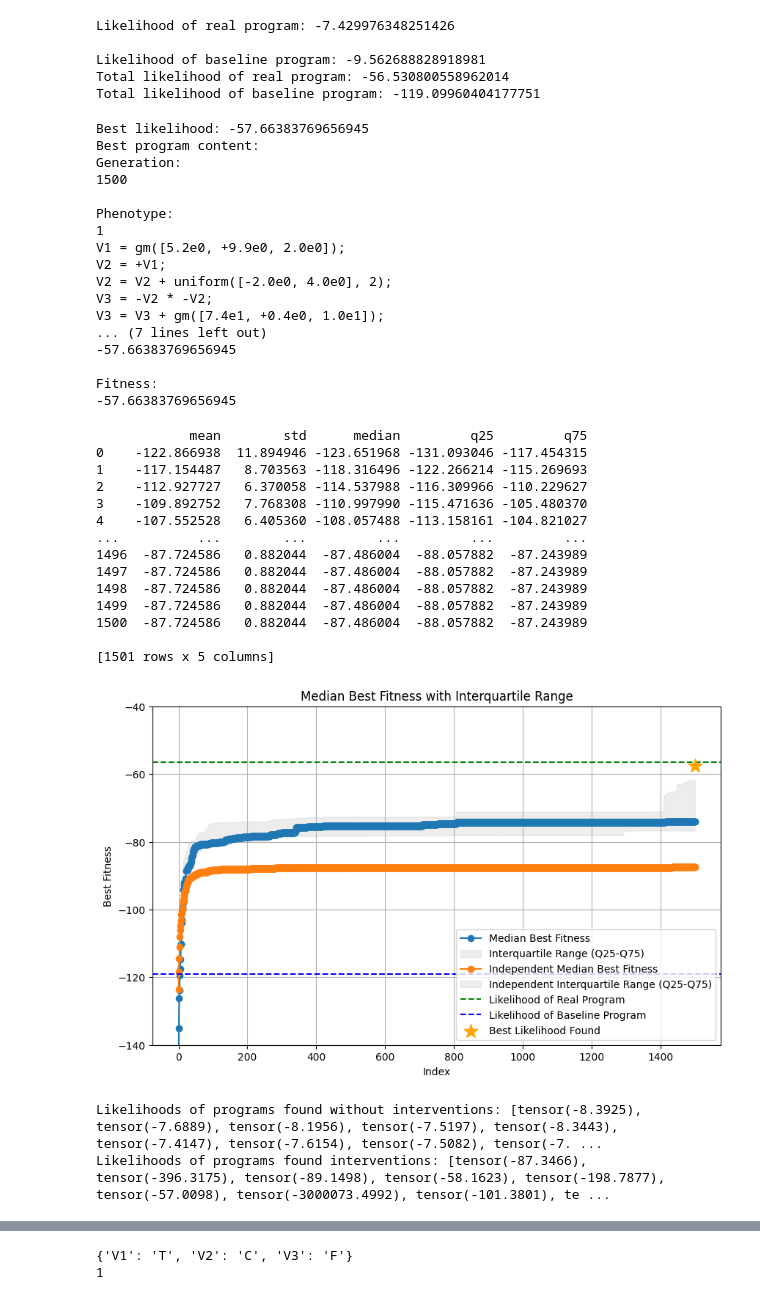
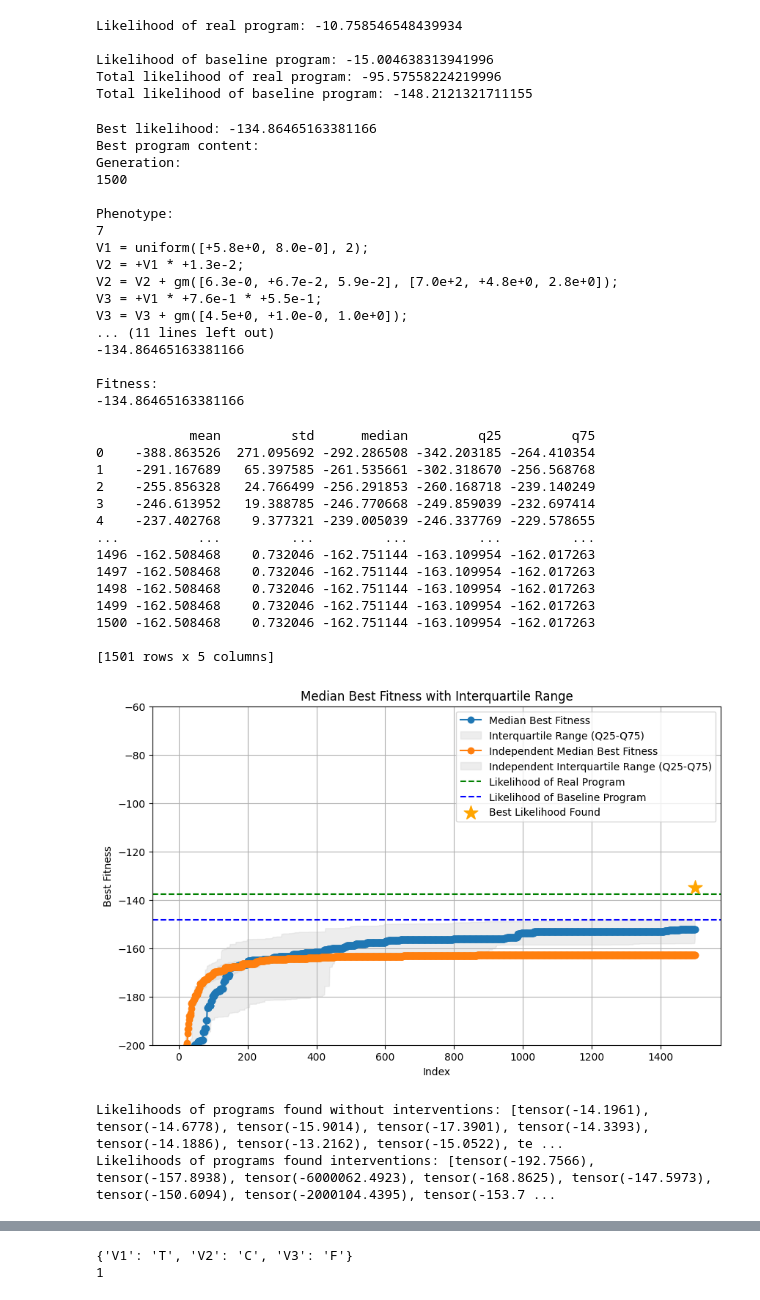
Before and after one commit to r-doz/Causal_Models_Synthesis, a Jupyter notebook: src/causal_plots_one_obj.ipynb, the cells around one changed output, grey strips where cells are left out. Drawn from its saved outputs; the diff is of its cells as text; code cells hidden in the pictures.

```diff
--- a/src/causal_plots_one_obj.ipynb
+++ b/src/causal_plots_one_obj.ipynb
@@ -12,8 +12,8 @@ import fitness.soga_fitness_SCM as soga_fitness_SCM
 import fitness.interventions as interventions
 # %%
 # Read all pareto_fitness.txt files under results/causal_skills_tests and build aggregated stats
-ex_name = 'chain'
-program = 'chain'
+program = 'complex'
+ex_name = program
 base_dir = path.join('..', 'results', ex_name)
 pattern = path.join(base_dir, '**', 'stats.tsv')
 
@@ -88,11 +91,11 @@ likelihood_base = likelihood_base + likelihood_base_intervened
 print(f'Total likelihood of real program: {likelihood}')
 print(f'Total likelihood of baseline program: {likelihood_base}')
 # %% [output]
-Likelihood of real program: -7.429976348251426
+Likelihood of real program: -10.758546548439934
 
-Likelihood of baseline program: -9.562688828918981
-Total likelihood of real program: -56.530800558962014
-Total likelihood of baseline program: -119.09960404177751
+Likelihood of baseline program: -15.004638313941996
+Total likelihood of real program: -95.57558224219996
+Total likelihood of baseline program: -148.2121321711155
 # %%
 # between all the files, find the one with best likelihood and print the corresponding program
 best_likelihood = -np.inf
@@ -113,23 +116,23 @@ with open(best_program_file, 'r') as f:
     best_program_content = f.read()
 print(f'Best program content:\n{best_program_content}')
 # %% [output]
-Best likelihood: -57.66383769656945
+Best likelihood: -134.86465163381166
 Best program content:
 Generation:
 1500
 
 Phenotype:
-1
-V1 = gm([5.2e0, +9.9e0, 2.0e0]);
-V2 = +V1;
-V2 = V2 + uniform([-2.0e0, 4.0e0], 2);
-V3 = -V2 * -V2;
-V3 = V3 + gm([7.4e1, +0.4e0, 1.0e1]);
-... (7 lines left out)
--57.66383769656945
+7
+V1 = uniform([+5.8e+0, 8.0e-0], 2);
+V2 = +V1 * +1.3e-2;
+V2 = V2 + gm([6.3e-0, +6.7e-2, 5.9e-2], [7.0e+2, +4.8e+0, 2.8e+0]);
+V3 = +V1 * +7.6e-1 * +5.5e-1;
+V3 = V3 + gm([4.5e+0, +1.0e-0, 1.0e+0]);
+... (11 lines left out)
+-134.86465163381166
 
 Fitness:
--57.66383769656945
+-134.86465163381166
 # %%
 # Read all pareto_fitness.txt files under results/causal_skills_tests and build aggregated stats
 ex_name_independent = ex_name + '_independent'
@@ -160,18 +163,18 @@ for i in range(len(dfs[0])):
 results_df_independent = pd.DataFrame(results)
 print(results_df_independent)
 # %% [output]
-            mean        std      median         q25         q75
-0    -122.866938  11.894946 -123.651968 -131.093046 -117.454315
-1    -117.154487   8.703563 -118.316496 -122.266214 -115.269693
-2    -112.927727   6.370058 -114.537988 -116.309966 -110.229627
-3    -109.892752   7.768308 -110.997990 -115.471636 -105.480370
-4    -107.552528   6.405360 -108.057488 -113.158161 -104.821027
-...          ...        ...         ...         ...         ...
-1496  -87.724586   0.882044  -87.486004  -88.057882  -87.243989
-1497  -87.724586   0.882044  -87.486004  -88.057882  -87.243989
-1498  -87.724586   0.882044  -87.486004  -88.057882  -87.243989
-1499  -87.724586   0.882044  -87.486004  -88.057882  -87.243989
-1500  -87.724586   0.882044  -87.486004  -88.057882  -87.243989
+            mean         std      median         q25         q75
+0    -388.863526  271.095692 -292.286508 -342.203185 -264.410354
+1    -291.167689   65.397585 -261.535661 -302.318670 -256.568768
+2    -255.856328   24.766499 -256.291853 -260.168718 -239.140249
+3    -246.613952   19.388785 -246.770668 -249.859039 -232.697414
+4    -237.402768    9.377321 -239.005039 -246.337769 -229.578655
+...          ...         ...         ...         ...         ...
+1496 -162.508468    0.732046 -162.751144 -163.109954 -162.017263
+1497 -162.508468    0.732046 -162.751144 -163.109954 -162.017263
+1498 -162.508468    0.732046 -162.751144 -163.109954 -162.017263
+1499 -162.508468    0.732046 -162.751144 -163.109954 -162.017263
+1500 -162.508468    0.732046 -162.751144 -163.109954 -162.017263
 
 [1501 rows x 5 columns]
 # %%
@@ -187,35 +190,35 @@ plt.fill_between(
     label='Interquartile Range (Q25-Q75)'
 )
 
 plt.plot(results_df_independent.index, results_df_independent['median'], 'o-', label='Independent Median Best Fitness')
 plt.fill_between(
     results_df_independent.index,
     results_df_independent['q25'],
     results_df_independent['q75'],
     color='lightgray',
     alpha=0.4,
     label='Independent Interquartile Range (Q25-Q75)'
 )
 
 
 plt.title('Median Best Fitness with Interquartile Range')
 plt.xlabel('Index')
 plt.ylabel('Best Fitness')
-plt.ylim(-140, -40)
+plt.ylim(-200, -60)
 
 # Add a horizontal line for the likelihood of the real program and the baseline program
 plt.axhline(y=likelihood, color='g', linestyle='--', label='Likelihood of Real Program')
 plt.axhline(y=likelihood_base, color='b', linestyle='--', label='Likelihood of Baseline Program')
 
 # Add a point for the best likelihood found in the files with the shape of a star and color orange
 plt.scatter(len(results_df)-1, best_likelihood, color='orange', label='Best Likelihood Found', zorder=5, marker='*', s=200)
 
 plt.legend()
 
 plt.grid()
 plt.show()
 # %% [output]
-[figure, old version]
+[figure, new version]
 # %%
 no_int_ex_name = ex_name + '_no_interventions'
 
@@ -258,8 +261,8 @@ likelihoods_no_int = [x + y for x, y in zip(likelihoods_no_int, likelihoods_no_i
 print(f'Likelihoods of programs found without interventions: {likelihoods_no_int_no_interventions}')
 print(f'Likelihoods of programs found interventions: {likelihoods_no_int}')
 # %% [output]
-Likelihoods of programs found without interventions: [tensor(-8.3925), tensor(-7.6889), tensor(-8.1956), tensor(-7.5197), tensor(-8.3443), tensor(-7.4147), tensor(-7.6154), tensor(-7.5082), tensor(-7. ...
-Likelihoods of programs found interventions: [tensor(-87.3466), tensor(-396.3175), tensor(-89.1498), tensor(-58.1623), tensor(-198.7877), tensor(-57.0098), tensor(-3000073.4992), tensor(-101.3801), te ...
+Likelihoods of programs found without interventions: [tensor(-14.1961), tensor(-14.6778), tensor(-15.9014), tensor(-17.3901), tensor(-14.3393), tensor(-14.1886), tensor(-13.2162), tensor(-15.0522), te ...
+Likelihoods of programs found interventions: [tensor(-192.7566), tensor(-157.8938), tensor(-6000062.4923), tensor(-168.8625), tensor(-147.5973), tensor(-150.6094), tensor(-2000104.4395), tensor(-153.7 ...
 # %%
 # between all the files, find the one with best likelihood and print the corresponding program
 base_dir_no_interventions = path.join('..', 'results', no_int_ex_name)
```
Also changed, not shown: parts of 8 cells of this notebook, 1 other file.
